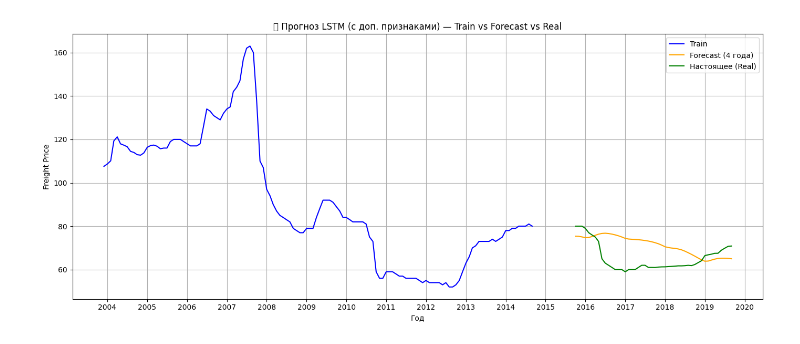
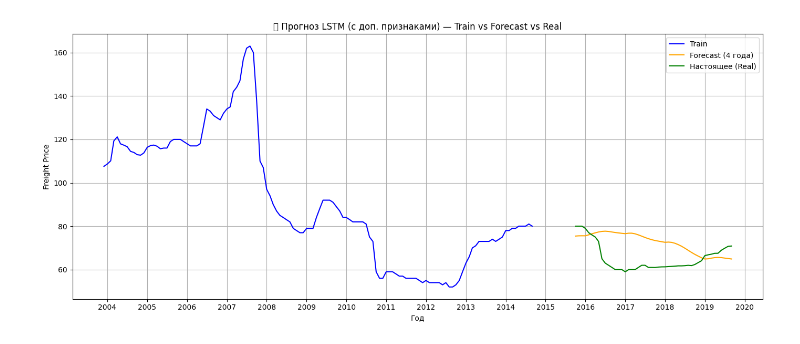
Before and after one commit to ArseniiAntonian/demand_forecasting, a Jupyter notebook: lstm_boost2.ipynb, the cells around one changed output. Saved outputs shown, nothing was run; the diff lists cells and outputs as text; code cells hidden in the pictures.

```diff
--- a/lstm_boost2.ipynb
+++ b/lstm_boost2.ipynb
@@ -89,39 +89,46 @@ with torch.no_grad():
         new_entry = torch.tensor([[pred, *next_known]])
         input_seq = torch.cat([input_seq[:, 1:], new_entry.unsqueeze(0)], dim=1)
         predictions.append(pred)
+# %%
+# === forecast
+oil = X_test_start[seq_len:, 1].reshape(-1, 1)
+month = X_test_start[seq_len:, 2].reshape(-1, 1)
+year = X_test_start[seq_len:, 3].reshape(-1, 1)
+lag = X_test_start[seq_len:, 4].reshape(-1, 1)
+roll = X_test_start[seq_len:, 5].reshape(-1, 1)
+pred_arr = np.array(predictions).reshape(-1, 1)
+forecast_combined = np.hstack((pred_arr, oil, month, year, lag, roll))
+forecast_prices = scaler.inverse_transform(forecast_combined)[:, 0]
+
+# === true значения
+true_prices = data[-48:, 0]
+
+# === train
+oil = X_train[:, -1, 1].unsqueeze(1).numpy()
+month = X_train[:, -1, 2].unsqueeze(1).numpy()
+year = X_train[:, -1, 3].unsqueeze(1).numpy()
+lag = X_train[:, -1, 4].unsqueeze(1).numpy()
+roll = X_train[:, -1, 5].unsqueeze(1).numpy()
+train_combined = np.hstack((y_train.numpy().reshape(-1, 1), oil, month, year, lag, roll))
+train_pred_prices = scaler.inverse_transform(train_combined)[:, 0]
 # %%
-# Подготовка дат
-forecast_dates = df["Date"].iloc[-48:].values
-train_dates = df["Date"].iloc[:len(y_train)].values
-test_dates = df["Date"].iloc[-48:].values
+forecast_dates = df["Date_orig"].iloc[-48:].values
+train_dates = df["Date_orig"].iloc[:len(y_train)].values
+test_dates = df["Date_orig"].iloc[-48:].values
 
-# Инвертируем y_train обратно в масштаб Freight_Price
-oil = X_train[:, -1, 1].unsqueeze(1).numpy()
-month = X_train[:, -1, 2].unsqueeze(1).numpy()
-year = X_train[:, -1, 3].unsqueeze(1).numpy()
-lag = X_train[:, -1, 4].unsqueeze(1).numpy()
-roll = X_train[:, -1, 5].unsqueeze(1).numpy()
-
-train_combined = np.hstack((
-    y_train.numpy().reshape(-1, 1),
-    oil, month, year, lag, roll
-))
-train_pred_prices = scaler.inverse_transform(train_combined)[:, 0]
-
-# График
 plt.figure(figsize=(14, 6))
 plt.plot(train_dates, train_pred_prices, label="Train", color="blue")
 plt.plot(test_dates, forecast_prices, label="Forecast (4 года)", color="orange")
 plt.plot(test_dates, true_prices, label="Настоящее (Real)", color="green")
 
 plt.gca().xaxis.set_major_formatter(mdates.DateFormatter('%Y'))
 plt.gca().xaxis.set_major_locator(mdates.YearLocator())
 plt.xlabel("Год")
 plt.ylabel("Freight Price")
 plt.title("📊 Прогноз LSTM (с доп. признаками) — Train vs Forecast vs Real")
 plt.legend()
 plt.grid(True)
 plt.tight_layout()
 plt.show()
 # %% [output]
-[figure, old version]
+[figure, new version]
```
Also changed, not shown: parts of 2 cells of this notebook.
